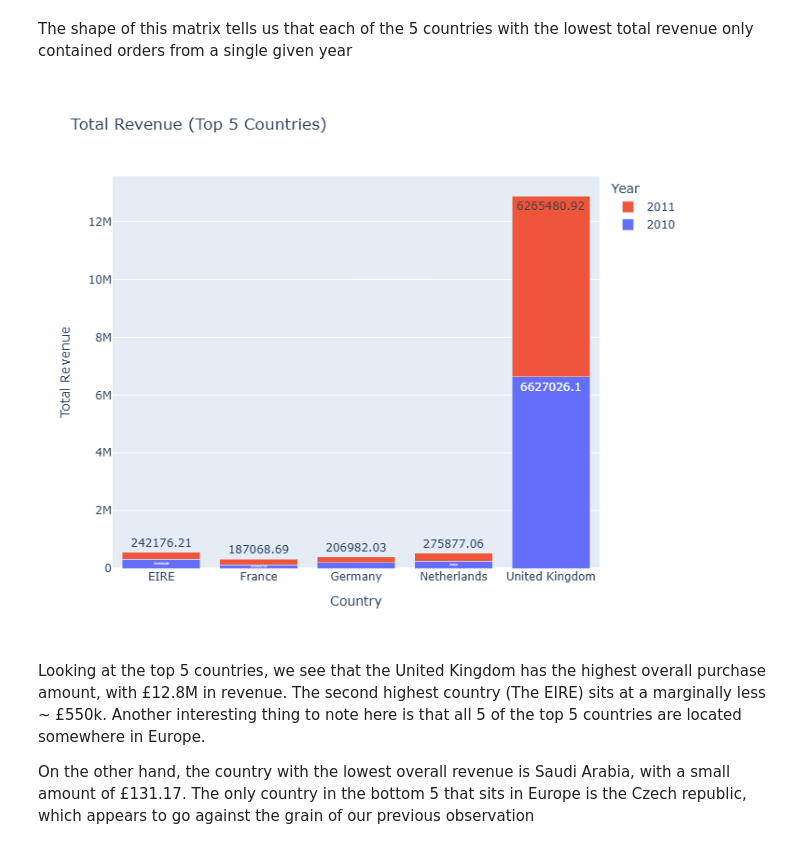
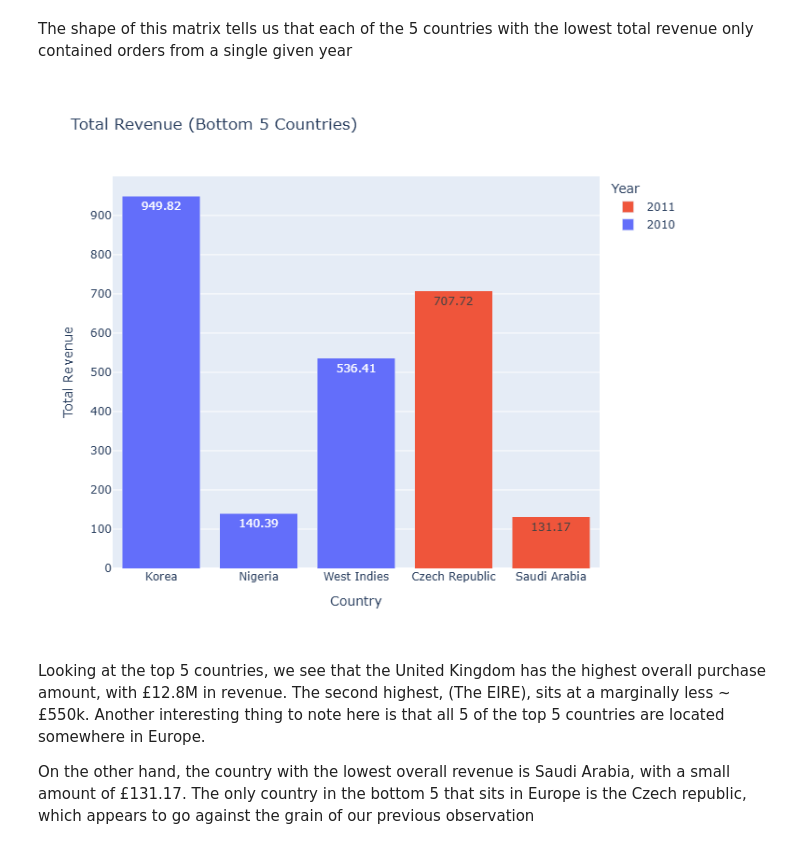
Before and after one commit to ahimranVT/retail-analytics-platform, a Jupyter notebook: notebooks/explore_transactions.ipynb, the cells around one changed output. Cells and saved outputs as stored; diff of their text form; code cells hidden in the pictures.

Commit message:
fix: fixed plot for total revenue (bottom 5 countries)

```diff
--- a/notebooks/explore_transactions.ipynb
+++ b/notebooks/explore_transactions.ipynb
@@ -400,10 +400,10 @@ fig.update_layout(
 pio.write_image(fig, '../images/bottom_5_countries.png', format='png')
 fig.show()
 # %%
-Image('../images/top_5_countries.png')
+Image('../images/bottom_5_countries.png')
 # %% [output]
-[figure, old version]
+[figure, new version]
 # %% [markdown]
-Looking at the top 5 countries, we see that the United Kingdom has the highest overall purchase amount, with £12.8M in revenue. The second highest country (The EIRE) sits at a marginally less ~ £550k. Another interesting thing to note here is that all 5 of the top 5 countries are located somewhere in Europe.
+Looking at the top 5 countries, we see that the United Kingdom has the highest overall purchase amount, with £12.8M in revenue. The second highest, (The EIRE), sits at a marginally less ~ £550k. Another interesting thing to note here is that all 5 of the top 5 countries are located somewhere in Europe.
 
 On the other hand, the country with the lowest overall revenue is Saudi Arabia, with a small amount of £131.17. The only country in the bottom 5 that sits in Europe is the Czech republic, which appears to go against the grain of our previous observation
```
Also changed, not shown: parts of 1 cell of this notebook.
